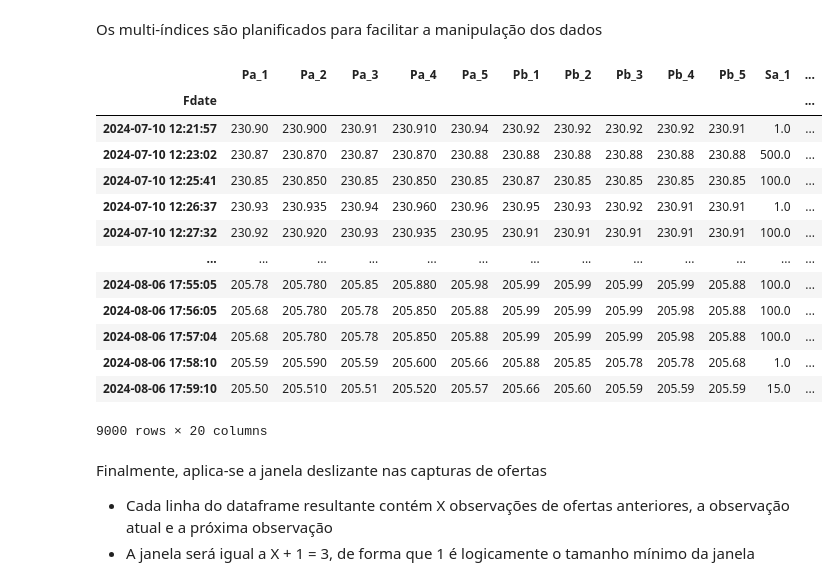
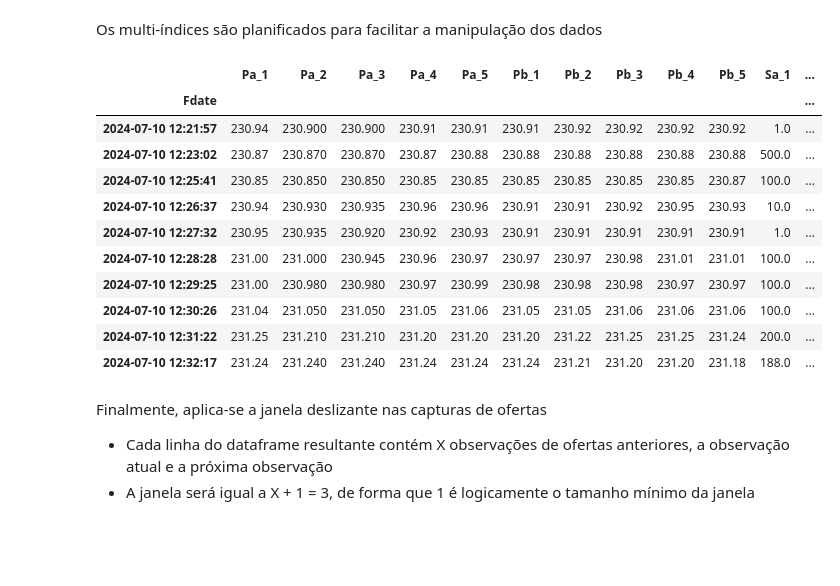
Before and after one commit to AILAB-CEFET-RJ/dtml, a Jupyter notebook: notebook/data_featuring.ipynb, the cells around one changed output. Saved outputs shown, nothing was run; the diff lists cells and outputs as text; code cells hidden in the pictures; blank space fills up the shorter version.

```diff
--- a/notebook/data_featuring.ipynb
+++ b/notebook/data_featuring.ipynb
@@ -40,7 +41,8 @@ df = df.rename(columns={
     'File_Date': 'Fdate',
     'Price_of_One_Share': 'P',
     'Transaction_type': 'Type',
-    'Number_of_Shares_Sold': 'S'
+    'Number_of_Shares_Sold': 'S',
+    'Time': 'T'
 })
 
 df #print
@@ -81,5 +83,5 @@ df #print
 Realizando ordenação por data de captura e tipo de oferta
   - Isso é essencial para agrupar posteriormente esses dados
 # %%
-df = df.sort_values(by=['Fdate', 'Type'], ascending=[True, True]).reset_index(drop=True)
-df.head(11) #print
+# df = df.sort_values(by=['Fdate', 'Type'], ascending=[True, True]).reset_index(drop=True)
+# df.head(11) #print
@@ -135,8 +122,14 @@ Reordenam-se as transações para facilitar o treinamento do modelo
 # %%
-df2 = df2.set_index(['Fdate', 'Type'])
-df2.loc[(slice(None), "asks"), :] = df2.loc[(slice(None), "asks"), :].sort_values(['Fdate', 'P'], ascending=[True, True])
-df2.loc[(slice(None), "bids"), :] = df2.loc[(slice(None), "bids"), :].sort_values(['Fdate', 'P'], ascending=[True, False])
+# df2 = df2.set_index(['Fdate', 'Type'])
+# df2.loc[(slice(None), "asks"), :] = df2.loc[(slice(None), "asks"), :].sort_values(['Fdate', 'P'], ascending=[True, True])
+# df2.loc[(slice(None), "bids"), :] = df2.loc[(slice(None), "bids"), :].sort_values(['Fdate', 'P'], ascending=[True, False])
+# df2 = df2.reset_index()
 
-df2 = df2.reset_index()
+# df2 = df2.sort_values(by=['Fdate', 'P'], ascending=[True, False])
+
+df2 = df2.set_index(['Fdate'])
+df2['T'] = pd.to_datetime(df2['T'], format='%H:%M:%S').dt.time
+df2 = df2.sort_values(by=['Fdate', 'T'], ascending=[True, False]).reset_index()
+
 df2.head(15) #print
 # %% [output]
@@ -159,3 +152,5 @@ df2.head(15) #print
+# %%
+df2 = df2.drop('T', axis=1)
 # %% [markdown]
 Para que as capturas sejam agrupadas por horário, precisamos ter diferentes níveis para cada tipo de oferta.
   - Haverão 5 níveis de ask e 5 níveis de bid por captura
@@ -215,22 +210,20 @@ df2[df2.isna().any(axis=1)] #print
 Os multi-índices são planificados para facilitar a manipulação dos dados
 # %%
 df2.columns = [''.join(col) for col in df2.columns]
-df2 #print
+df2.head(10) #print
 # %% [output]
 |  | Pa_1 | Pa_2 | Pa_3 | Pa_4 | Pa_5 | Pb_1 | Pb_2 | Pb_3 | Pb_4 | Pb_5 | Sa_1 | ... |
 | Fdate |  |  |  |  |  |  |  |  |  |  |  | ... |
-| 2024-07-10 12:21:57 | 230.90 | 230.900 | 230.91 | 230.910 | 230.94 | 230.92 | 230.92 | 230.92 | 230.92 | 230.91 | 1.0 | ... |
-| 2024-07-10 12:23:02 | 230.87 | 230.870 | 230.87 | 230.870 | 230.88 | 230.88 | 230.88 | 230.88 | 230.88 | 230.88 | 500.0 | ... |
-| 2024-07-10 12:25:41 | 230.85 | 230.850 | 230.85 | 230.850 | 230.85 | 230.87 | 230.85 | 230.85 | 230.85 | 230.85 | 100.0 | ... |
-| 2024-07-10 12:26:37 | 230.93 | 230.935 | 230.94 | 230.960 | 230.96 | 230.95 | 230.93 | 230.92 | 230.91 | 230.91 | 1.0 | ... |
-| 2024-07-10 12:27:32 | 230.92 | 230.920 | 230.93 | 230.935 | 230.95 | 230.91 | 230.91 | 230.91 | 230.91 | 230.91 | 100.0 | ... |
-| ... | ... | ... | ... | ... | ... | ... | ... | ... | ... | ... | ... | ... |
-| 2024-08-06 17:55:05 | 205.78 | 205.780 | 205.85 | 205.880 | 205.98 | 205.99 | 205.99 | 205.99 | 205.99 | 205.88 | 100.0 | ... |
-| 2024-08-06 17:56:05 | 205.68 | 205.780 | 205.78 | 205.850 | 205.88 | 205.99 | 205.99 | 205.99 | 205.98 | 205.88 | 100.0 | ... |
-| 2024-08-06 17:57:04 | 205.68 | 205.780 | 205.78 | 205.850 | 205.88 | 205.99 | 205.99 | 205.99 | 205.98 | 205.88 | 100.0 | ... |
-| 2024-08-06 17:58:10 | 205.59 | 205.590 | 205.59 | 205.600 | 205.66 | 205.88 | 205.85 | 205.78 | 205.78 | 205.68 | 1.0 | ... |
-| 2024-08-06 17:59:10 | 205.50 | 205.510 | 205.51 | 205.520 | 205.57 | 205.66 | 205.60 | 205.59 | 205.59 | 205.59 | 15.0 | ... |
+| 2024-07-10 12:21:57 | 230.94 | 230.900 | 230.900 | 230.91 | 230.91 | 230.91 | 230.92 | 230.92 | 230.92 | 230.92 | 1.0 | ... |
+| 2024-07-10 12:23:02 | 230.87 | 230.870 | 230.870 | 230.87 | 230.88 | 230.88 | 230.88 | 230.88 | 230.88 | 230.88 | 500.0 | ... |
+| 2024-07-10 12:25:41 | 230.85 | 230.850 | 230.850 | 230.85 | 230.85 | 230.85 | 230.85 | 230.85 | 230.85 | 230.87 | 100.0 | ... |
+| 2024-07-10 12:26:37 | 230.94 | 230.930 | 230.935 | 230.96 | 230.96 | 230.91 | 230.91 | 230.92 | 230.95 | 230.93 | 10.0 | ... |
+| 2024-07-10 12:27:32 | 230.95 | 230.935 | 230.920 | 230.92 | 230.93 | 230.91 | 230.91 | 230.91 | 230.91 | 230.91 | 1.0 | ... |
+| 2024-07-10 12:28:28 | 231.00 | 231.000 | 230.945 | 230.96 | 230.97 | 230.97 | 230.97 | 230.98 | 231.01 | 231.01 | 100.0 | ... |
+| 2024-07-10 12:29:25 | 231.00 | 230.980 | 230.980 | 230.97 | 230.99 | 230.98 | 230.98 | 230.98 | 230.97 | 230.97 | 100.0 | ... |
+| 2024-07-10 12:30:26 | 231.04 | 231.050 | 231.050 | 231.05 | 231.06 | 231.05 | 231.05 | 231.06 | 231.06 | 231.06 | 100.0 | ... |
+| 2024-07-10 12:31:22 | 231.25 | 231.210 | 231.210 | 231.20 | 231.20 | 231.20 | 231.22 | 231.25 | 231.25 | 231.24 | 200.0 | ... |
+| 2024-07-10 12:32:17 | 231.24 | 231.240 | 231.240 | 231.24 | 231.24 | 231.24 | 231.21 | 231.20 | 231.20 | 231.18 | 188.0 | ... |
-9000 rows × 20 columns
 # %% [markdown]
 Finalmente, aplica-se a janela deslizante nas capturas de ofertas
   - Cada linha do dataframe resultante contém X observações de ofertas anteriores, a observação atual e a próxima observação
```
Also changed, not shown: parts of 16 cells of this notebook, 1 other file.
